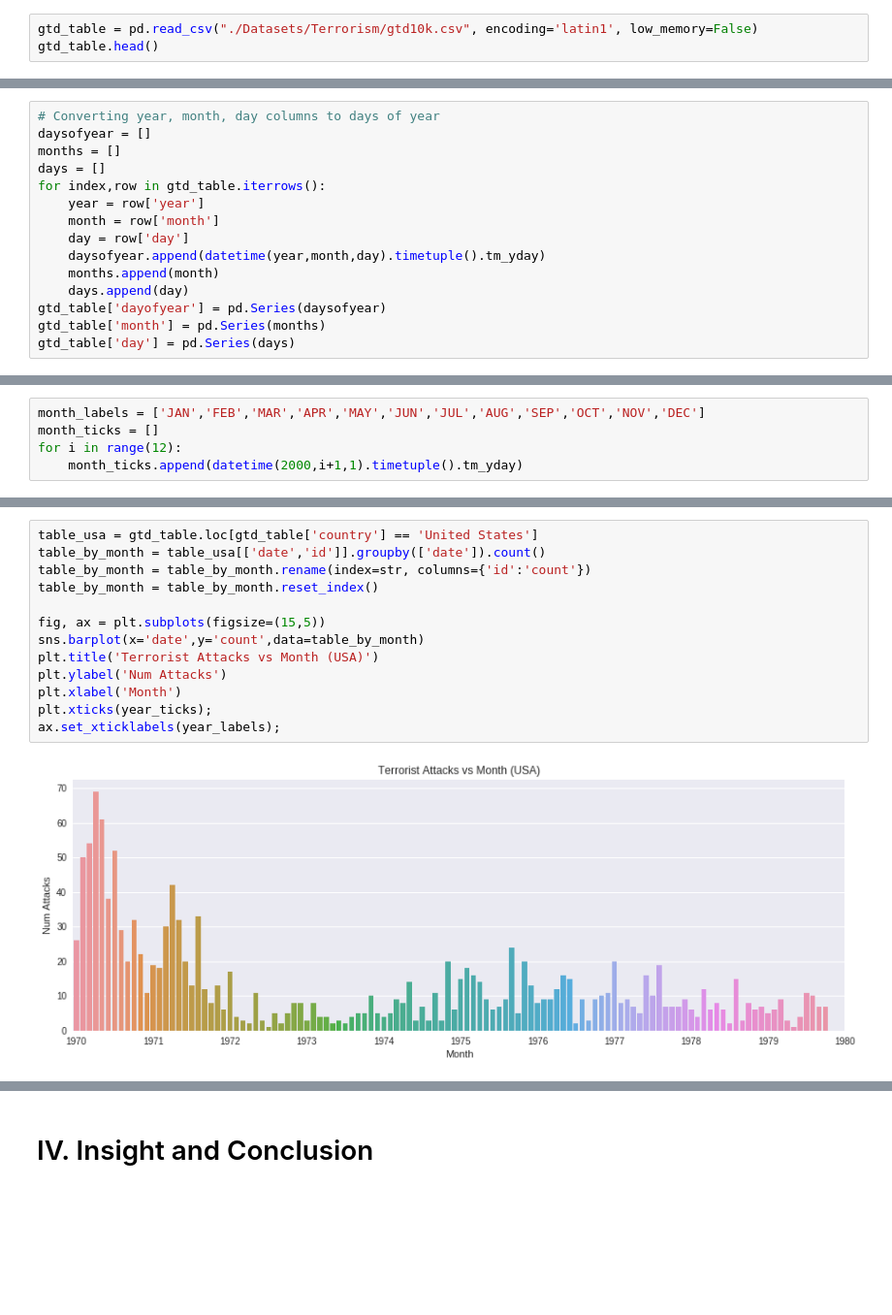
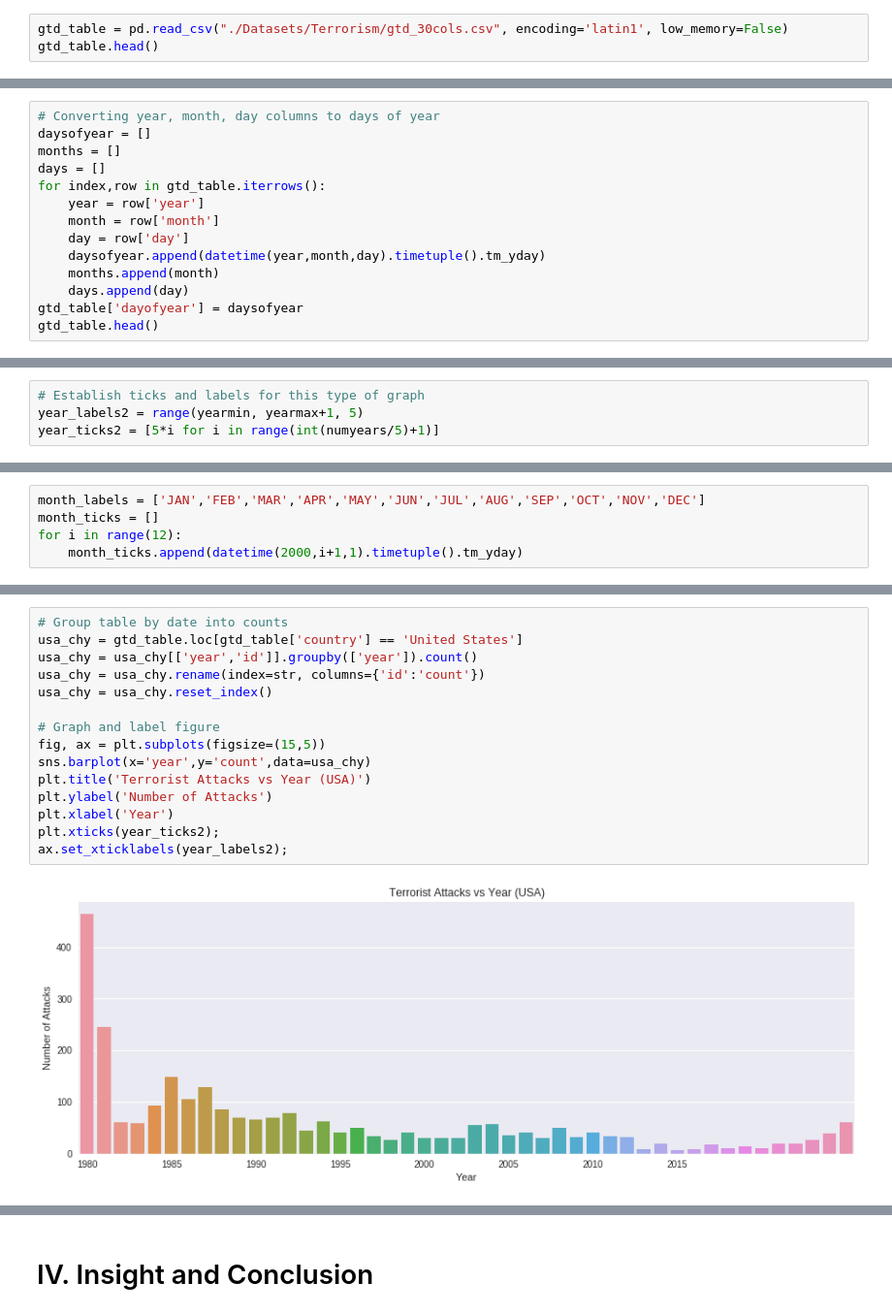
Before and after one commit to Brian2795/Brian2795.github.io, a Jupyter notebook: FinalTutorial.ipynb, the cells around one changed output, grey strips where cells are left out. Shown: that part at 97% size. Saved outputs shown, nothing was run; the diff lists cells and outputs as text; blank space fills up the shorter version.

```diff
--- a/FinalTutorial.ipynb
+++ b/FinalTutorial.ipynb
@@ -53,7 +53,7 @@ from folium.plugins import HeatMapWithTime
 ## Cleaning
 We want to pull in our global terrorism data as a pandas dataframe to begin
 # %%
-gtd_table = pd.read_csv("./Datasets/Terrorism/gtd10k.csv", encoding='latin1', low_memory=False)
+gtd_table = pd.read_csv("./Datasets/Terrorism/gtd_30cols.csv", encoding='latin1', low_memory=False)
 gtd_table.head()
 # %% [output]
 |  | Unnamed: 0 | eventid | iyear | imonth | iday | approxdate | extended | resolution | country | ... |
@@ -132,6 +113,5 @@ for index,row in gtd_table.iterrows():
     daysofyear.append(datetime(year,month,day).timetuple().tm_yday)
     months.append(month)
     days.append(day)
-gtd_table['dayofyear'] = pd.Series(daysofyear)
-gtd_table['month'] = pd.Series(months)
-gtd_table['day'] = pd.Series(days)
+gtd_table['dayofyear'] = daysofyear
+gtd_table.head()
@@ -181,0 +187,4 @@ ax.set_xticklabels(year_labels);
+# %%
+# Establish ticks and labels for this type of graph
+year_labels2 = range(yearmin, yearmax+1, 5)
+year_ticks2 = [5*i for i in range(int(numyears/5)+1)]
@@ -213,15 +245,17 @@ ax.set_xticklabels(month_labels);
 # %%
-table_usa = gtd_table.loc[gtd_table['country'] == 'United States']
-table_by_month = table_usa[['date','id']].groupby(['date']).count()
-table_by_month = table_by_month.rename(index=str, columns={'id':'count'})
-table_by_month = table_by_month.reset_index()
+# Group table by date into counts
+usa_chy = gtd_table.loc[gtd_table['country'] == 'United States']
+usa_chy = usa_chy[['year','id']].groupby(['year']).count()
+usa_chy = usa_chy.rename(index=str, columns={'id':'count'})
+usa_chy = usa_chy.reset_index()
 
+# Graph and label figure
 fig, ax = plt.subplots(figsize=(15,5))
-sns.barplot(x='date',y='count',data=table_by_month)
-plt.title('Terrorist Attacks vs Month (USA)')
-plt.ylabel('Num Attacks')
-plt.xlabel('Month')
-plt.xticks(year_ticks);
-ax.set_xticklabels(year_labels);
+sns.barplot(x='year',y='count',data=usa_chy)
+plt.title('Terrorist Attacks vs Year (USA)')
+plt.ylabel('Number of Attacks')
+plt.xlabel('Year')
+plt.xticks(year_ticks2);
+ax.set_xticklabels(year_labels2);
 # %% [output]
-[figure, old version]
+[figure, new version]
```
Also changed, not shown: parts of 38 cells of this notebook, 2 other files.
